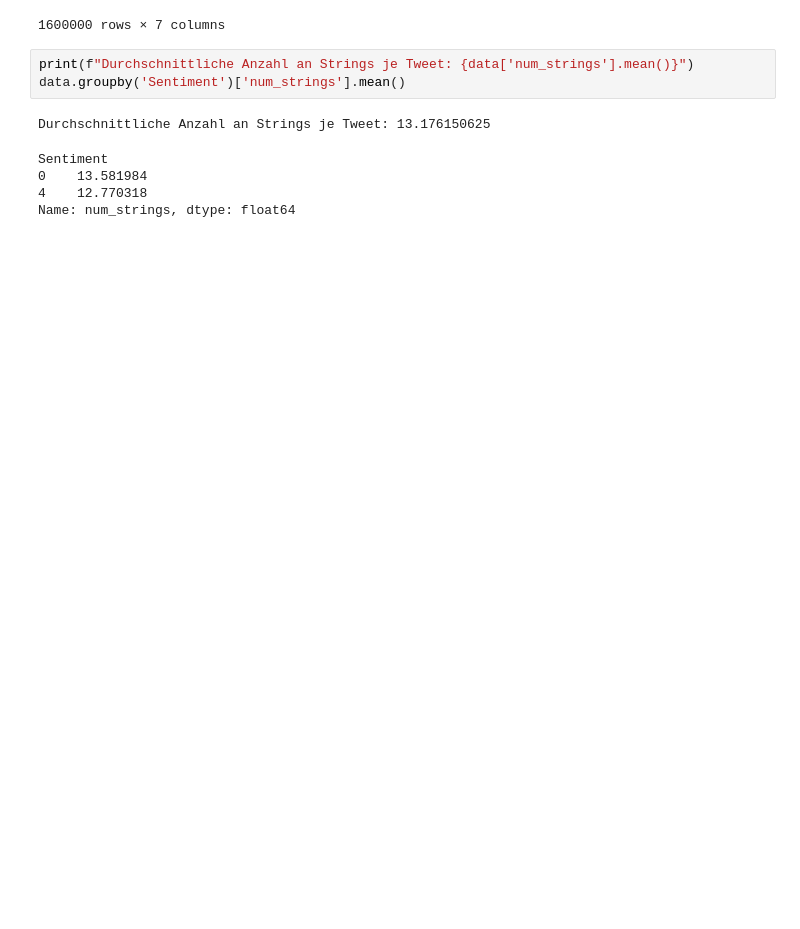
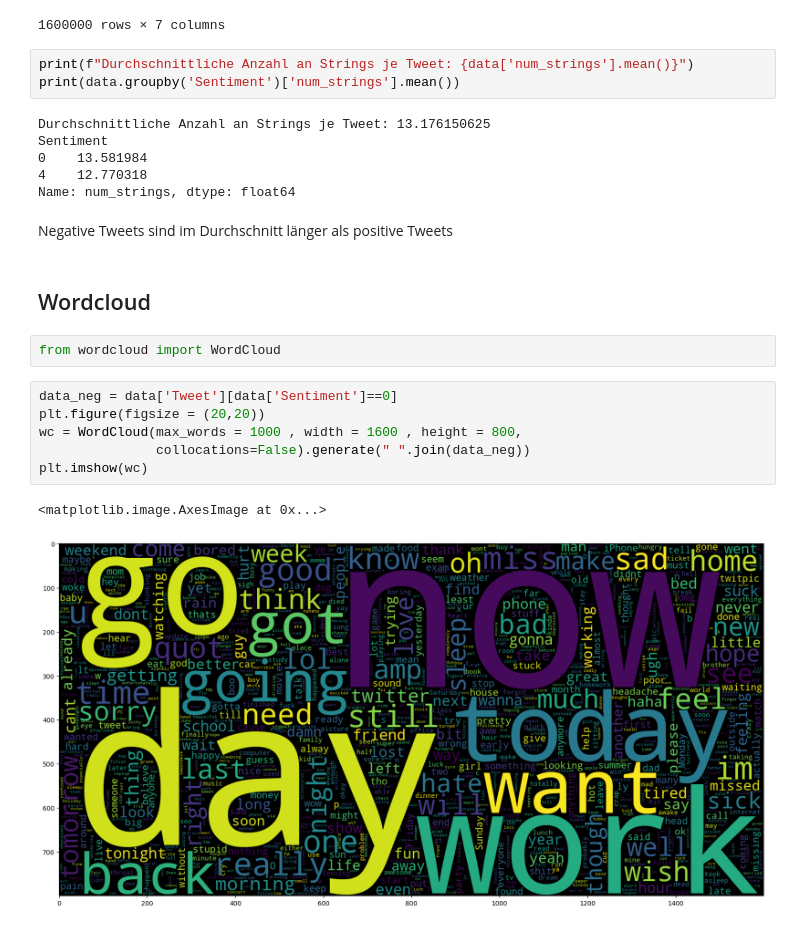
Before and after one commit to DavidStein7/marketing_analytics_project, a Jupyter notebook: Notebooks/david_data_exploration_dataset.ipynb, the cells around one changed output. Drawn from its saved outputs; the diff is of its cells as text; blank space fills up the shorter version.

```diff
--- a/Notebooks/david_data_exploration_dataset.ipynb
+++ b/Notebooks/david_data_exploration_dataset.ipynb
@@ -98,10 +95,25 @@ data
 1600000 rows × 7 columns
 # %%
 print(f"Durchschnittliche Anzahl an Strings je Tweet: {data['num_strings'].mean()}")
-data.groupby('Sentiment')['num_strings'].mean()
+print(data.groupby('Sentiment')['num_strings'].mean())
 # %% [output]
 Durchschnittliche Anzahl an Strings je Tweet: 13.176150625
+Sentiment
+0    13.581984
+4    12.770318
+Name: num_strings, dtype: float64
-Sentiment
-0    13.581984
-4    12.770318
-Name: num_strings, dtype: float64
+# %% [markdown]
+Negative Tweets sind im Durchschnitt länger als positive Tweets
+# %% [markdown]
+## Wordcloud
+# %%
+from wordcloud import WordCloud
+# %%
+data_neg = data['Tweet'][data['Sentiment']==0]
+plt.figure(figsize = (20,20))
+wc = WordCloud(max_words = 1000 , width = 1600 , height = 800,
+               collocations=False).generate(" ".join(data_neg))
+plt.imshow(wc)
+# %% [output]
+<matplotlib.image.AxesImage at 0x...>
+[figure, added]
```
Also changed, not shown: parts of 10 cells of this notebook.
